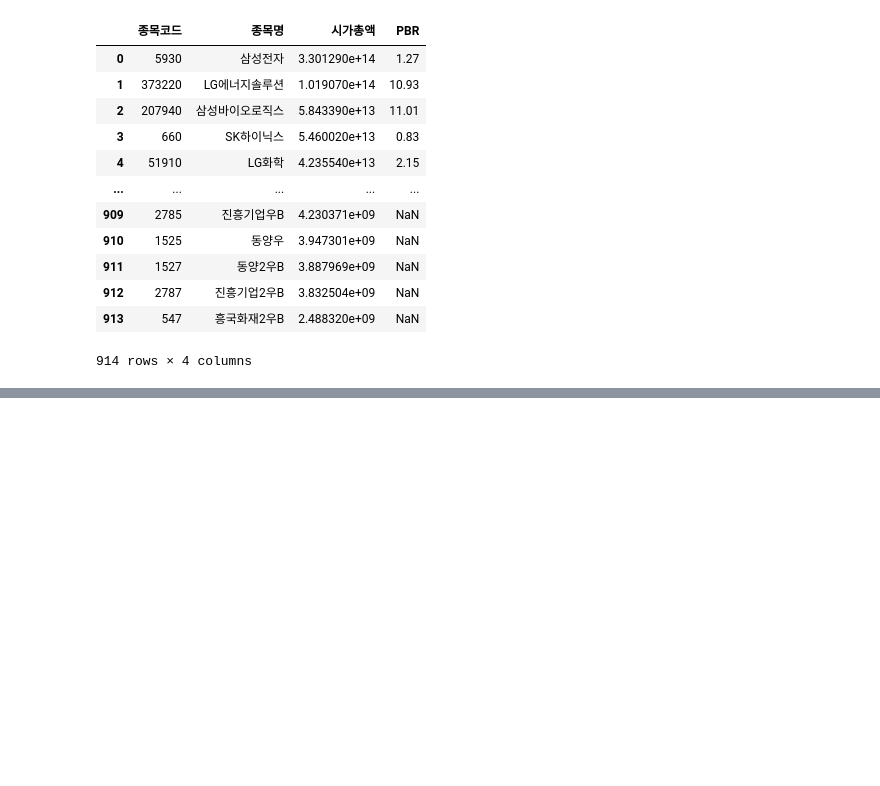
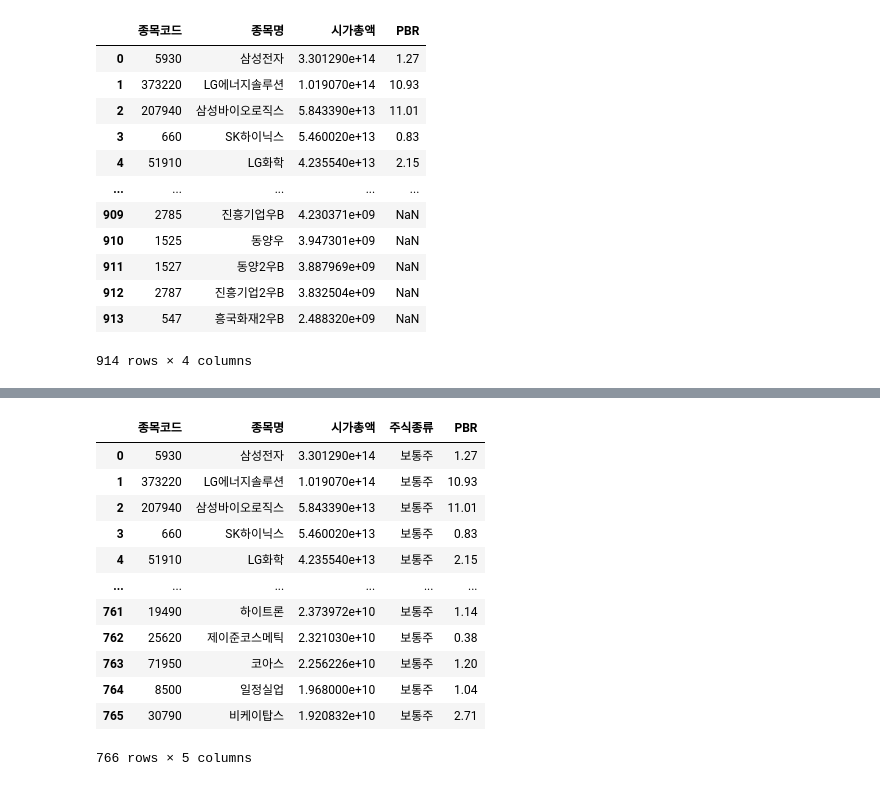
Before and after one commit to minxzzy/hackathon, a Jupyter notebook: 2022_test.ipynb, the cells around one changed output, grey strips where cells are left out. Saved outputs shown, nothing was run; the diff lists cells and outputs as text; code cells hidden in the pictures; blank space fills up the shorter version.

```diff
--- a/2022_test.ipynb
+++ b/2022_test.ipynb
@@ -66,0 +98,6 @@ Name: 종목명, Length: 943, dtype: bool
+# %%
+# marcap_2022['종목명'].str.rstrip('우')
+marcap_2022['종목명'] = marcap_2022['종목명'].str.rstrip('B')
+marcap_2022['종목명'] = marcap_2022['종목명'].str.rstrip('우')
+
+marcap_2022
@@ -81,3 +172,11 @@ Name: 종목명, Length: 943, dtype: bool
 | 912 | 2787 | 진흥기업2우B | 3.832504e+09 | NaN |
 | 913 | 547 | 흥국화재2우B | 2.488320e+09 | NaN |
 914 rows × 4 columns
+# %%
+excel = pd.read_excel('csv/data_보통주_20240322.xlsx')
+excel.drop(columns=['표준코드','단축코드','한글 종목명','영문 종목명','상장일','시장구분','증권구분','소속부','액면가','상장주식수'], inplace=True)
+# %%
+is_excel = excel['주식종류'] == '보통주'
+test = excel[is_excel]
+test.columns = ['종목명', '주식종류']
+test
@@ -83,0 +197,18 @@ Name: 종목명, Length: 943, dtype: bool
+# %%
+data = pd.merge(marcap_2022, test, on='종목명')
+data = pd.merge(data, pbr_2022, on='종목명')
+data
+# %% [output]
+|  | 종목코드 | 종목명 | 시가총액 | 주식종류 | PBR |
+| 0 | 5930 | 삼성전자 | 3.301290e+14 | 보통주 | 1.27 |
+| 1 | 373220 | LG에너지솔루션 | 1.019070e+14 | 보통주 | 10.93 |
+| 2 | 207940 | 삼성바이오로직스 | 5.843390e+13 | 보통주 | 11.01 |
+| 3 | 660 | SK하이닉스 | 5.460020e+13 | 보통주 | 0.83 |
+| 4 | 51910 | LG화학 | 4.235540e+13 | 보통주 | 2.15 |
+| ... | ... | ... | ... | ... | ... |
+| 761 | 19490 | 하이트론 | 2.373972e+10 | 보통주 | 1.14 |
+| 762 | 25620 | 제이준코스메틱 | 2.321030e+10 | 보통주 | 0.38 |
+| 763 | 71950 | 코아스 | 2.256226e+10 | 보통주 | 1.20 |
+| 764 | 8500 | 일정실업 | 1.968000e+10 | 보통주 | 1.04 |
+| 765 | 30790 | 비케이탑스 | 1.920832e+10 | 보통주 | 2.71 |
+766 rows × 5 columns
```
Also changed, not shown: parts of 12 cells of this notebook, 4 other files.
